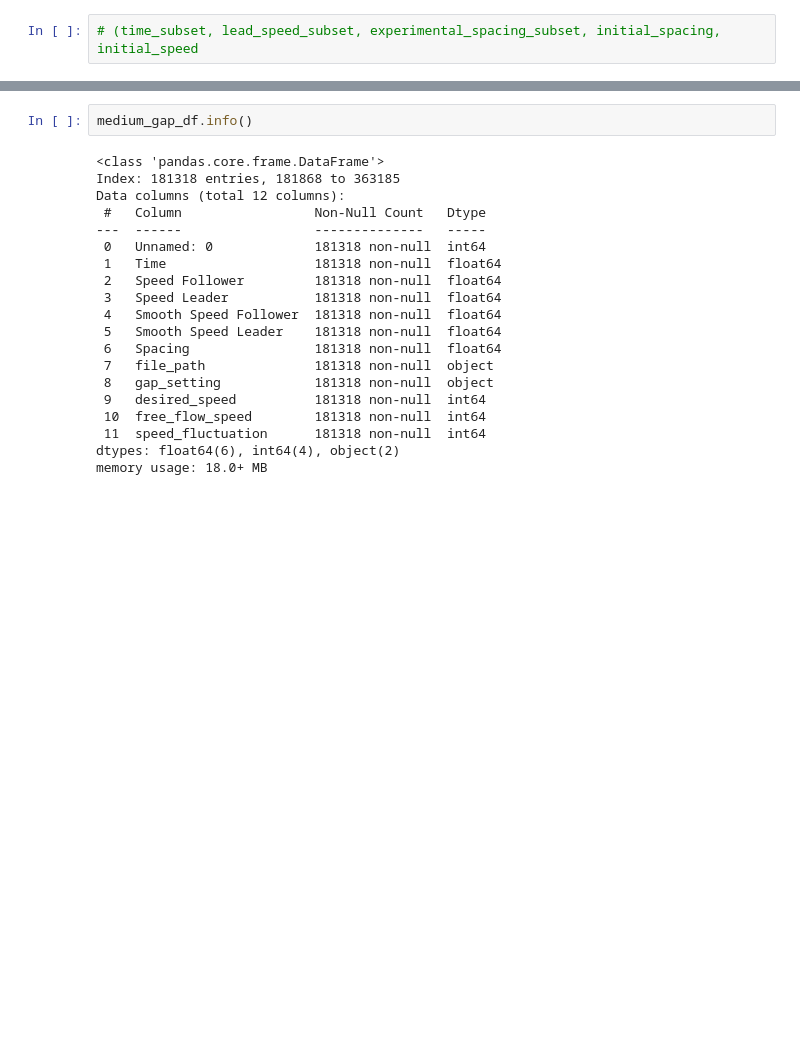
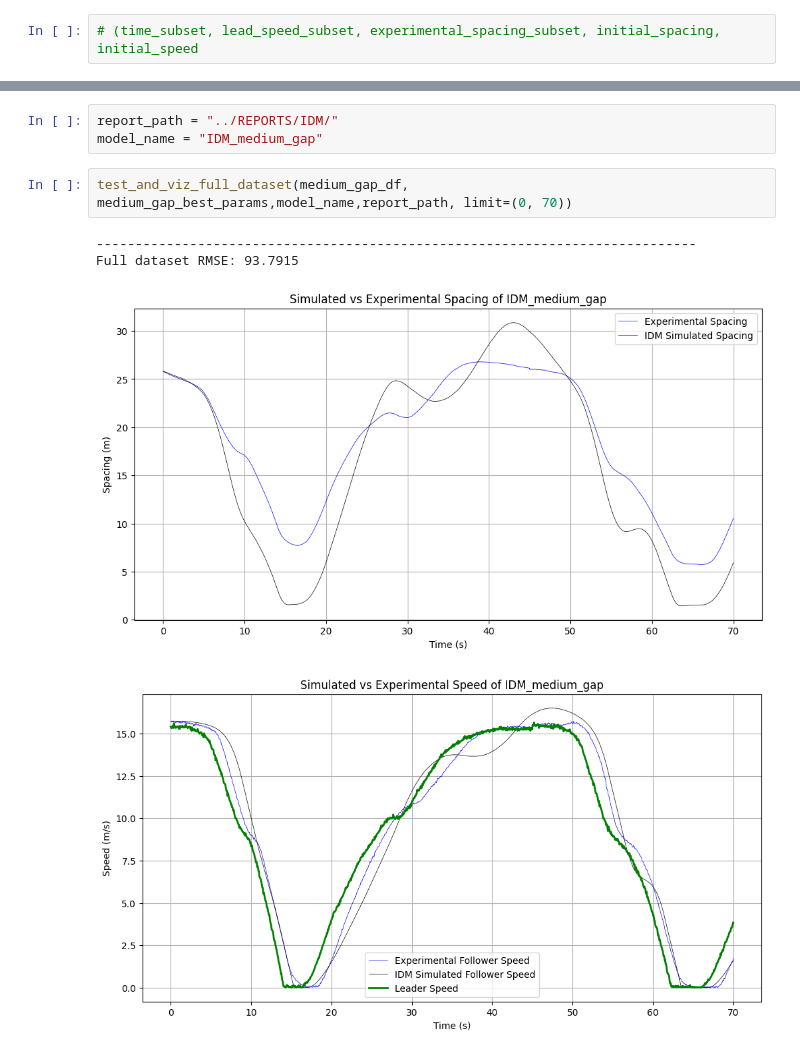
Before and after one commit to AARC-lab/car-following-behavior-EVACC-paper-recreation, a Jupyter notebook: notebook/IDM_calibration.ipynb, the cells around one changed output, grey strips where cells are left out. Cells and saved outputs as stored; diff of their text form; blank space fills up the shorter version.

```diff
--- a/notebook/IDM_calibration.ipynb
+++ b/notebook/IDM_calibration.ipynb
@@ -282,25 +307,13 @@ Full dataset RMSE: nan
-# %%
-medium_gap_df.info()
-# %% [output]
-<class 'pandas.core.frame.DataFrame'>
-Index: 181318 entries, 181868 to 363185
-Data columns (total 12 columns):
- #   Column                 Non-Null Count   Dtype
----  ------                 --------------   -----
- 0   Unnamed: 0             181318 non-null  int64
- 1   Time                   181318 non-null  float64
- 2   Speed Follower         181318 non-null  float64
- 3   Speed Leader           181318 non-null  float64
- 4   Smooth Speed Follower  181318 non-null  float64
- 5   Smooth Speed Leader    181318 non-null  float64
- 6   Spacing                181318 non-null  float64
- 7   file_path              181318 non-null  object
- 8   gap_setting            181318 non-null  object
- 9   desired_speed          181318 non-null  int64
- 10  free_flow_speed        181318 non-null  int64
- 11  speed_fluctuation      181318 non-null  int64
-dtypes: float64(6), int64(4), object(2)
-memory usage: 18.0+ MB
+# %%
+report_path = "../REPORTS/IDM/"
+model_name = "IDM_medium_gap"
+# %%
+test_and_viz_full_dataset(medium_gap_df, medium_gap_best_params,model_name,report_path, limit=(0, 70))
+# %% [output]
+-----------------------------------------------------------------------------
+Full dataset RMSE: 93.7915
+[figure, added]
+[figure, added]
 # %%
 short_gap_best_params,short_gap_best_rmse = calibaration_start(short_gap_df)
 # %% [output]
```
Also changed, not shown: parts of 18 cells of this notebook, 1 other file.
